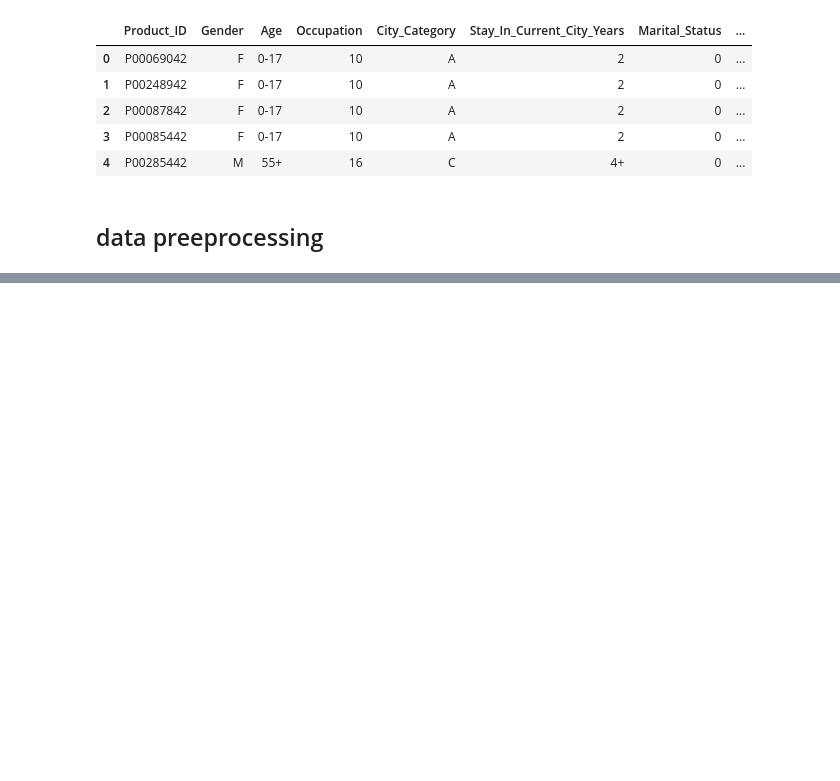
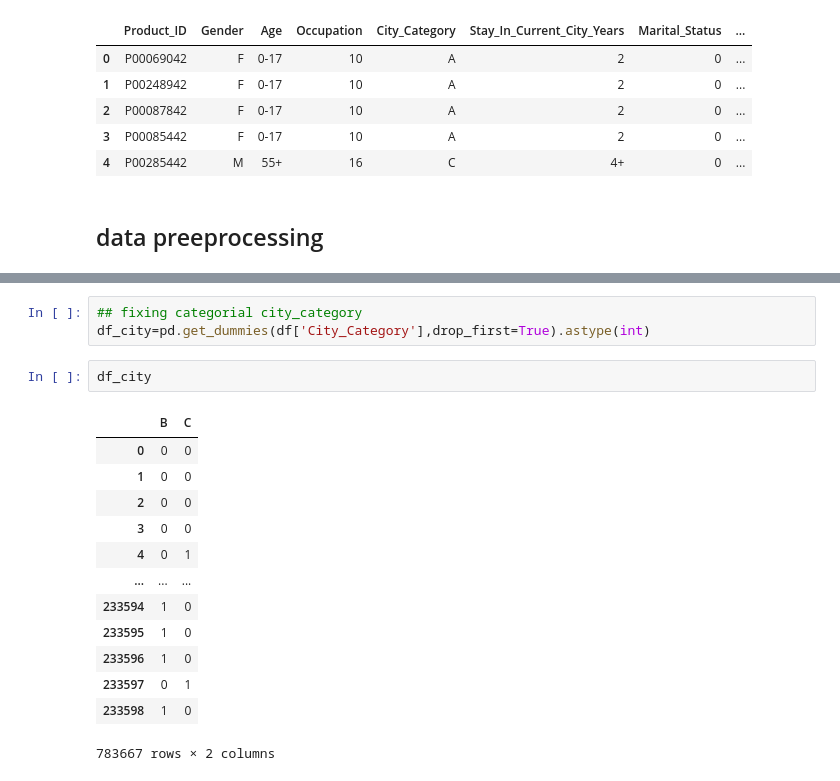
Before and after one commit to Aadeshsingh-11/EDA-with-Python, a Jupyter notebook: Black Friday Sales EDA/sales.ipynb, the cells around one changed output, grey strips where cells are left out. Cells and saved outputs as stored; diff of their text form; blank space fills up the shorter version.

```diff
--- a/Black Friday Sales EDA/sales.ipynb
+++ b/Black Friday Sales EDA/sales.ipynb
@@ -107,0 +123,19 @@ df.head()
+# %%
+## fixing categorial city_category
+df_city=pd.get_dummies(df['City_Category'],drop_first=True).astype(int)
+# %%
+df_city
+# %% [output]
+|  | B | C |
+| 0 | 0 | 0 |
+| 1 | 0 | 0 |
+| 2 | 0 | 0 |
+| 3 | 0 | 0 |
+| 4 | 0 | 1 |
+| ... | ... | ... |
+| 233594 | 1 | 0 |
+| 233595 | 1 | 0 |
+| 233596 | 1 | 0 |
+| 233597 | 0 | 1 |
+| 233598 | 1 | 0 |
+783667 rows × 2 columns
```
Also changed, not shown: parts of 5 cells of this notebook.
